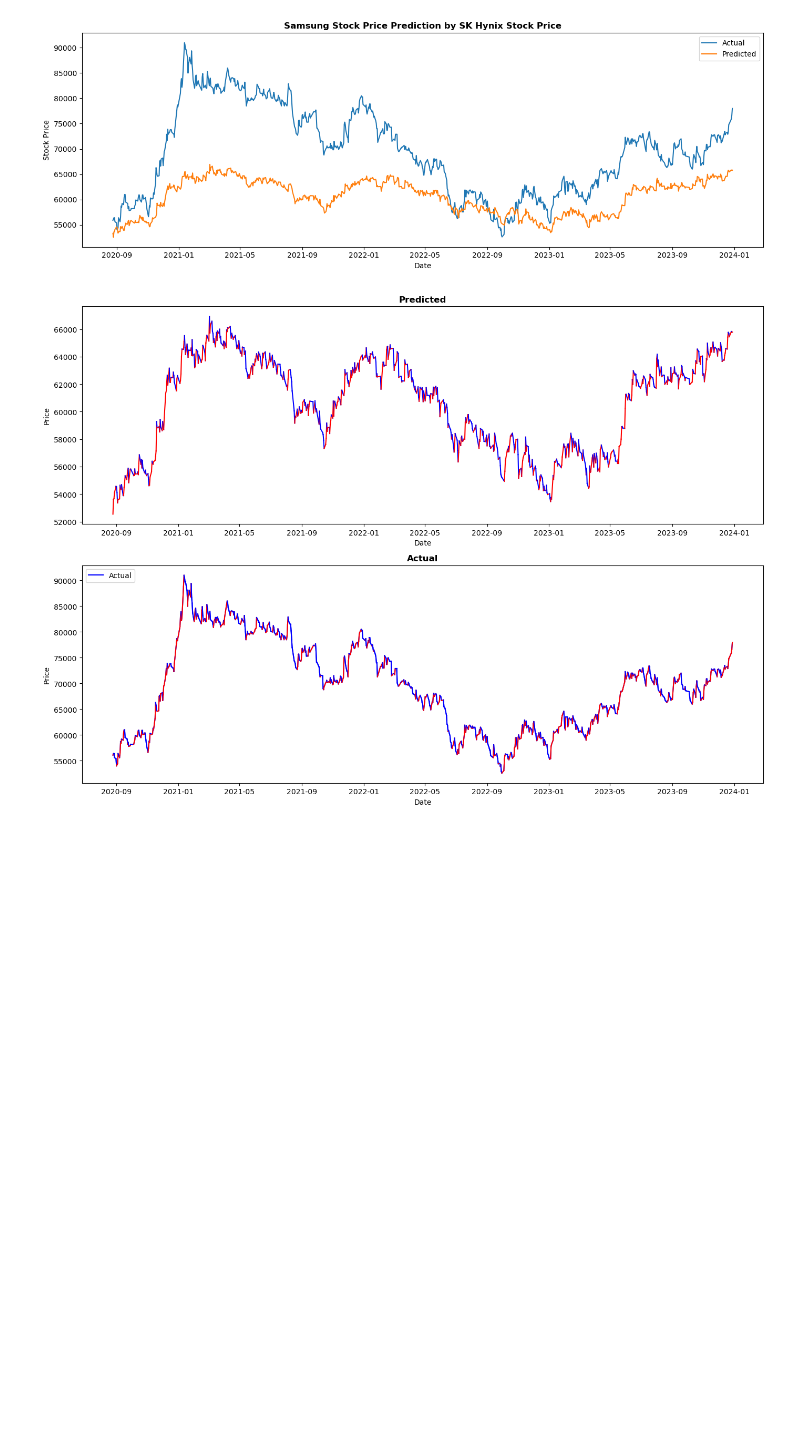
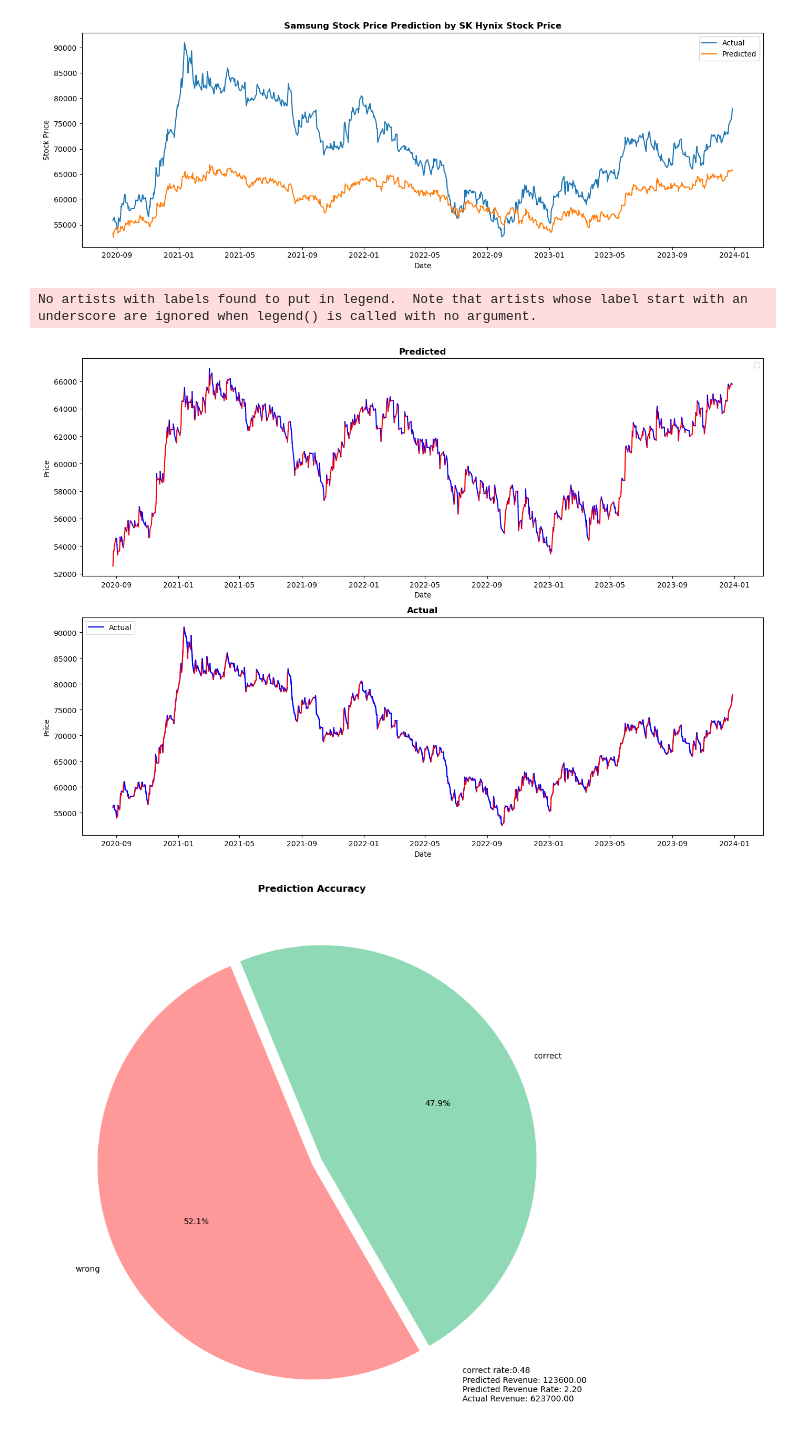
Before and after one commit to rkdgusdh/predict_stock_market_movement, a Jupyter notebook: method3.ipynb, the cells around one changed output. Saved outputs shown, nothing was run; the diff lists cells and outputs as text; code cells hidden in the pictures; blank space fills up the shorter version.

```diff
--- a/method3.ipynb
+++ b/method3.ipynb
@@ -81,20 +78,20 @@ optimizer = torch.optim.Adam(model.parameters(), lr=0.001)
 # %%
-epochs = 1000
+# epochs = 1000
 
-for i in range(epochs):
-    for seq, labels in zip(X_train, y_train):
-        optimizer.zero_grad()
-        model.hidden_cell = (torch.zeros(1, 1, model.hidden_layer_size),
-                        torch.zeros(1, 1, model.hidden_layer_size))
+# for i in range(epochs):
+#     for seq, labels in zip(X_train, y_train):
+#         optimizer.zero_grad()
+#         model.hidden_cell = (torch.zeros(1, 1, model.hidden_layer_size),
+#                         torch.zeros(1, 1, model.hidden_layer_size))
 
-        y_pred = model(torch.FloatTensor(seq))
+#         y_pred = model(torch.FloatTensor(seq))
 
-        single_loss = loss_function(y_pred, torch.FloatTensor([labels]))
-        single_loss.backward()
-        optimizer.step()
+#         single_loss = loss_function(y_pred, torch.FloatTensor([labels]))
+#         single_loss.backward()
+#         optimizer.step()
 
-    if i%100 == 0:
-        print(f'Epoch {i} loss: {single_loss.item()}')
+#     if i%100 == 0:
+#         print(f'Epoch {i} loss: {single_loss.item()}')
 # %% [output]
 Epoch 0 loss: 0.001968082971870899
 Epoch 100 loss: 0.0001108525539166294
@@ -107,8 +104,8 @@ Epoch 700 loss: 0.0002069989568553865
 Epoch 800 loss: 0.00027413846692070365
 Epoch 900 loss: 0.001537313568405807
 # %%
-`model = Model()
-`model.load_state_dict(torch.load('model_state_dict.pt'))
+# 모델 로드
+model.load_state_dict(torch.load('model_state_dict.pt'))
 
 
 # 모델 예측
@@ -200,7 +198,7 @@ for i in range(len(predictions_df)-1):
 axs[0].set_title('Predicted', fontdict={'fontweight': 'bold', 'fontsize': 12})
 axs[0].set_xlabel('Date')
 axs[0].set_ylabel('Price')
-# axs[0].legend()
+axs[0].legend()
 
 axs[1].plot(actual_df['Actual'], label='Actual', color='b')
 # for i in range(len(boundary[1])-1):
@@ -222,6 +220,7 @@ axs[1].legend(loc='upper left')
 plt.tight_layout()
 plt.show()
 # %% [output]
+No artists with labels found to put in legend.  Note that artists whose label start with an underscore are ignored when legend() is called with no argument.
 [figure]
 # %%
 check = pd.DataFrame(columns=['correct', 'wrong'], index=predictions_df.index)
@@ -273,0 +270,10 @@ plt.piechart
+# %%
+fig = plt.figure(figsize=(10, 10))
+plt.pie([cnt, len(boundary[2])-cnt], labels=['correct', 'wrong'], autopct='%1.1f%%', startangle=-60,
+        colors=['#8fd9b6', '#ff9999'], explode=(0.05, 0))
+plt.text(0.7, -1.1, f'correct rate:{cnt/len(check):.2f}\nPredicted Revenue: {predict_revenue:.2f}\nPredicted Revenue Rate: {predict_revenue/actual_df.iloc[0, 0]:.2f}\nActual Revenue: {actual_revenue:.2f}')
+plt.title('Prediction Accuracy', fontdict={'fontweight': 'bold', 'fontsize': 12})
+plt.tight_layout()
+plt.show()
+# %% [output]
+[figure, added]
```
Also changed, not shown: parts of 4 cells of this notebook.
